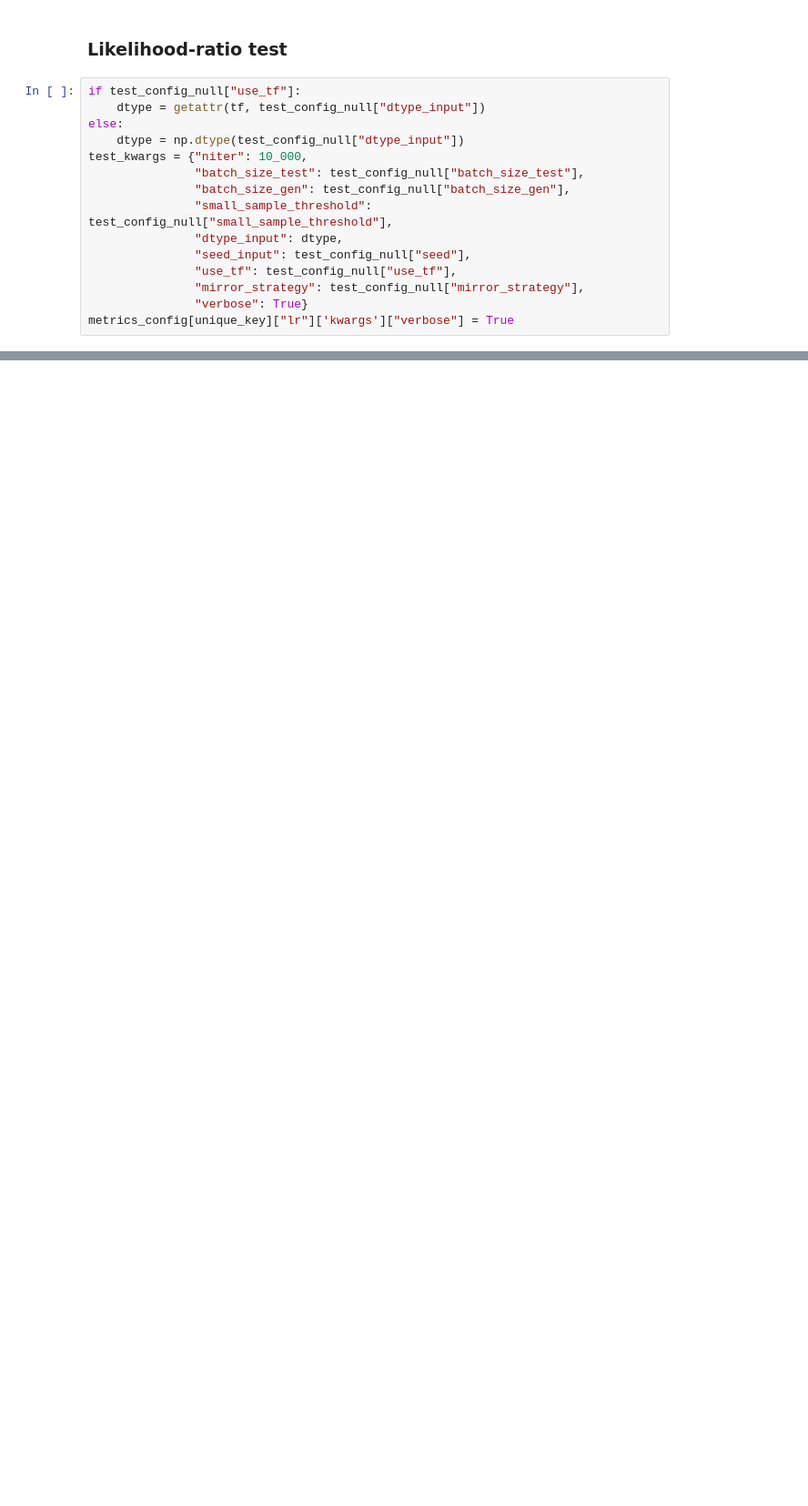
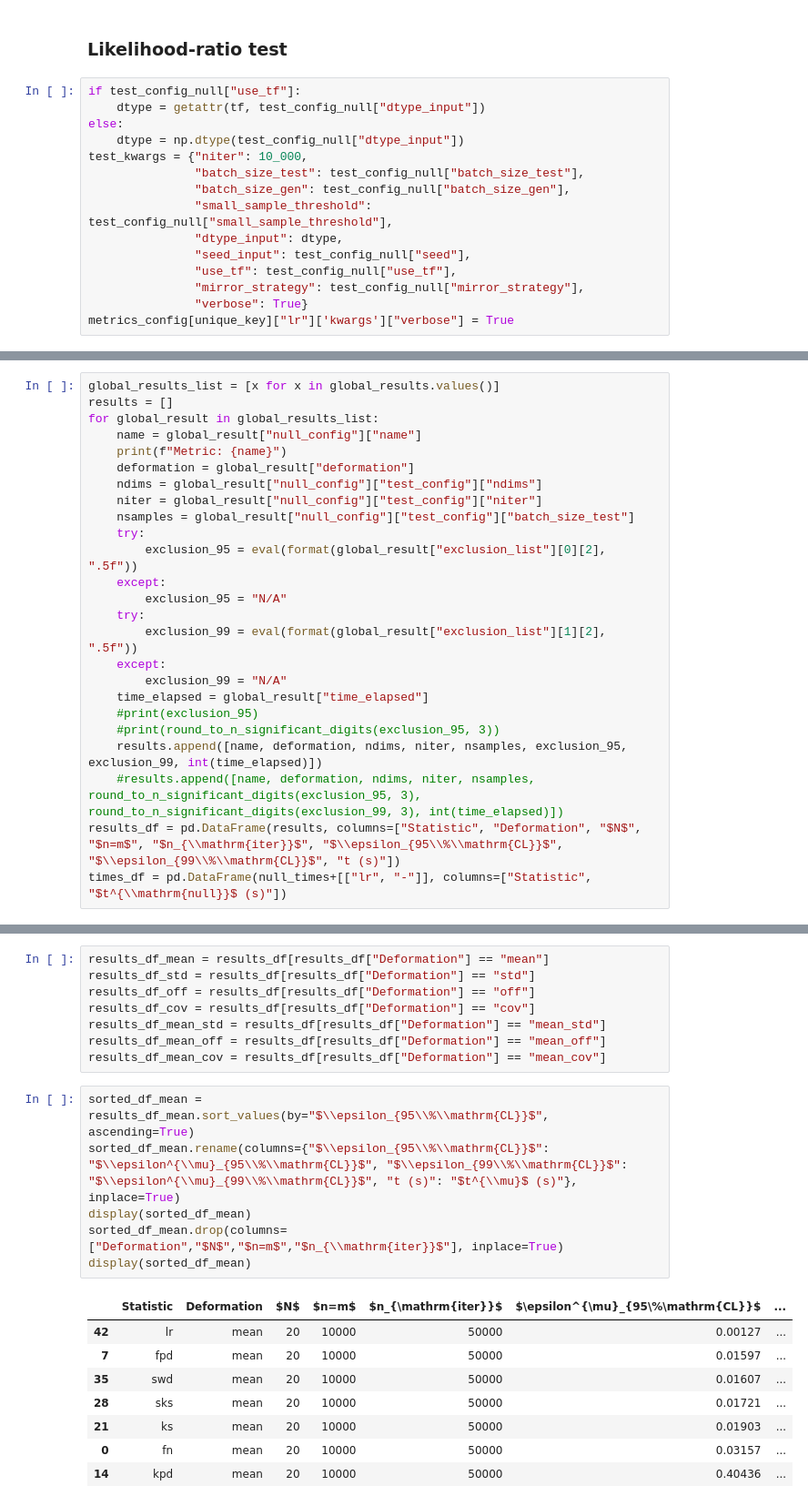
Before and after one commit to TwoSampleTests/GenerativeModelsMetrics, a Jupyter notebook: notebooks/leo/Analysis_20D_unimodal_leo50.ipynb, the cells around one changed output, grey strips where cells are left out. Shown at 91% size. Saved outputs shown, nothing was run; the diff lists cells and outputs as text; blank space fills up the shorter version.

Commit message:
Merge branch 'main' of https://github.com/NF4HEP/GenerativeModelsMetrics into main

```diff
--- a/notebooks/leo/Analysis_20D_unimodal_leo50.ipynb
+++ b/notebooks/leo/Analysis_20D_unimodal_leo50.ipynb
@@ -788,0 +791,25 @@ Iterating from 15
+# %%
+global_results_list = [x for x in global_results.values()]
+results = []
+for global_result in global_results_list:
+    name = global_result["null_config"]["name"]
+    print(f"Metric: {name}")
+    deformation = global_result["deformation"]
+    ndims = global_result["null_config"]["test_config"]["ndims"]
+    niter = global_result["null_config"]["test_config"]["niter"]
+    nsamples = global_result["null_config"]["test_config"]["batch_size_test"]
+    try:
+        exclusion_95 = eval(format(global_result["exclusion_list"][0][2], ".5f"))
+    except:
+        exclusion_95 = "N/A"
+    try:
+        exclusion_99 = eval(format(global_result["exclusion_list"][1][2], ".5f"))
+    except:
+        exclusion_99 = "N/A"
+    time_elapsed = global_result["time_elapsed"]
+    #print(exclusion_95)
+    #print(round_to_n_significant_digits(exclusion_95, 3))
+    results.append([name, deformation, ndims, niter, nsamples, exclusion_95, exclusion_99, int(time_elapsed)])
+    #results.append([name, deformation, ndims, niter, nsamples, round_to_n_significant_digits(exclusion_95, 3), round_to_n_significant_digits(exclusion_99, 3), int(time_elapsed)])
+results_df = pd.DataFrame(results, columns=["Statistic", "Deformation", "$N$", "$n=m$", "$n_{\\mathrm{iter}}$", "$\\epsilon_{95\\%\\mathrm{CL}}$", "$\\epsilon_{99\\%\\mathrm{CL}}$", "t (s)"])
+times_df = pd.DataFrame(null_times+[["lr", "-"]], columns=["Statistic", "$t^{\\mathrm{null}}$ (s)"])
@@ -788,0 +834,23 @@ Iterating from 15
+# %%
+results_df_mean = results_df[results_df["Deformation"] == "mean"]
+results_df_std = results_df[results_df["Deformation"] == "std"]
+results_df_off = results_df[results_df["Deformation"] == "off"]
+results_df_cov = results_df[results_df["Deformation"] == "cov"]
+results_df_mean_std = results_df[results_df["Deformation"] == "mean_std"]
+results_df_mean_off = results_df[results_df["Deformation"] == "mean_off"]
+results_df_mean_cov = results_df[results_df["Deformation"] == "mean_cov"]
+# %%
+sorted_df_mean = results_df_mean.sort_values(by="$\\epsilon_{95\\%\\mathrm{CL}}$", ascending=True)
+sorted_df_mean.rename(columns={"$\\epsilon_{95\\%\\mathrm{CL}}$": "$\\epsilon^{\\mu}_{95\\%\\mathrm{CL}}$", "$\\epsilon_{99\\%\\mathrm{CL}}$": "$\\epsilon^{\\mu}_{99\\%\\mathrm{CL}}$", "t (s)": "$t^{\\mu}$ (s)"}, inplace=True)
+display(sorted_df_mean)
+sorted_df_mean.drop(columns=["Deformation","$N$","$n=m$","$n_{\\mathrm{iter}}$"], inplace=True)
+display(sorted_df_mean)
+# %% [output]
+|  | Statistic | Deformation | $N$ | $n=m$ | $n_{\mathrm{iter}}$ | $\epsilon^{\mu}_{95\%\mathrm{CL}}$ | ... |
+| 42 | lr | mean | 20 | 10000 | 50000 | 0.00127 | ... |
+| 7 | fpd | mean | 20 | 10000 | 50000 | 0.01597 | ... |
+| 35 | swd | mean | 20 | 10000 | 50000 | 0.01607 | ... |
+| 28 | sks | mean | 20 | 10000 | 50000 | 0.01721 | ... |
+| 21 | ks | mean | 20 | 10000 | 50000 | 0.01903 | ... |
+| 0 | fn | mean | 20 | 10000 | 50000 | 0.03157 | ... |
+| 14 | kpd | mean | 20 | 10000 | 50000 | 0.40436 | ... |
```
Also changed, not shown: parts of 12 cells of this notebook, 2 other files.
